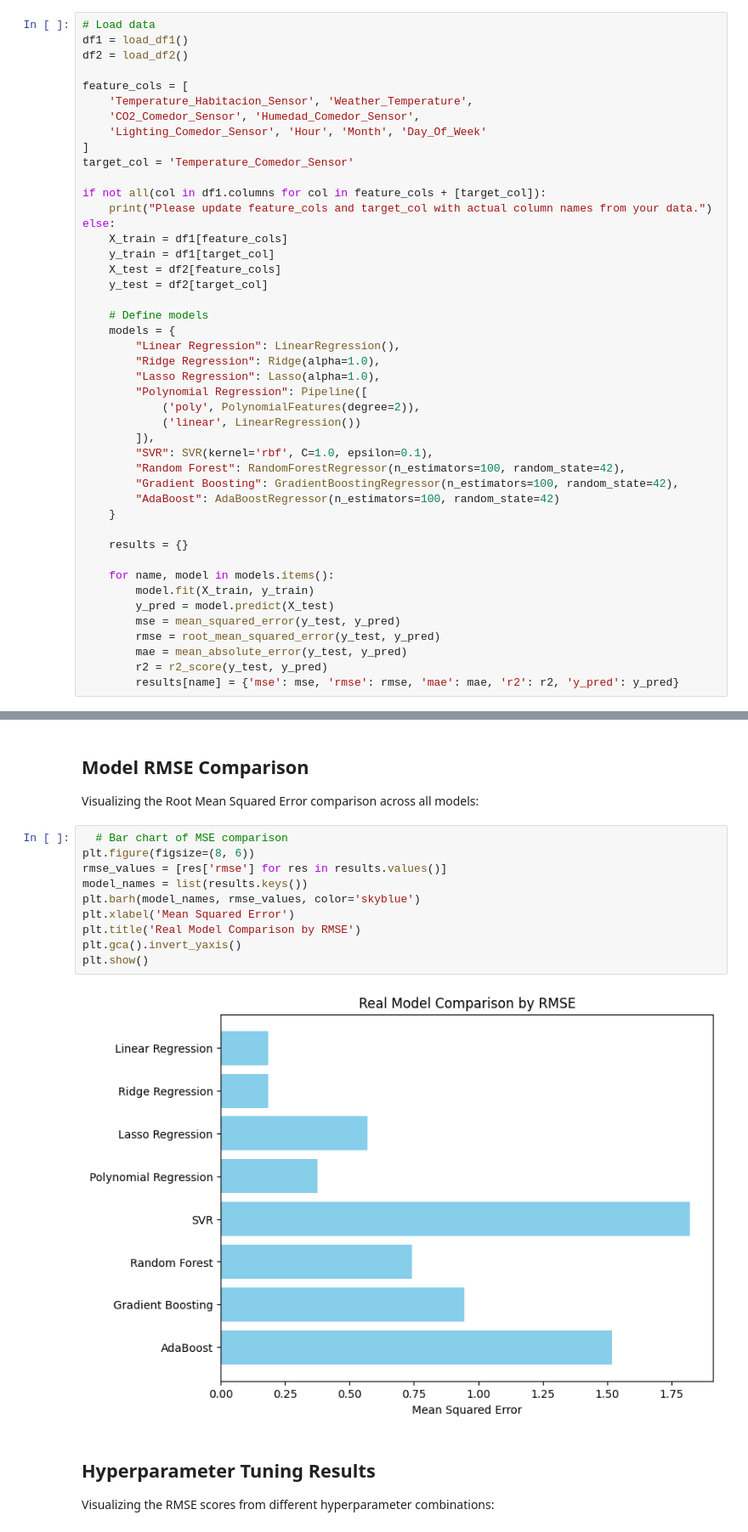
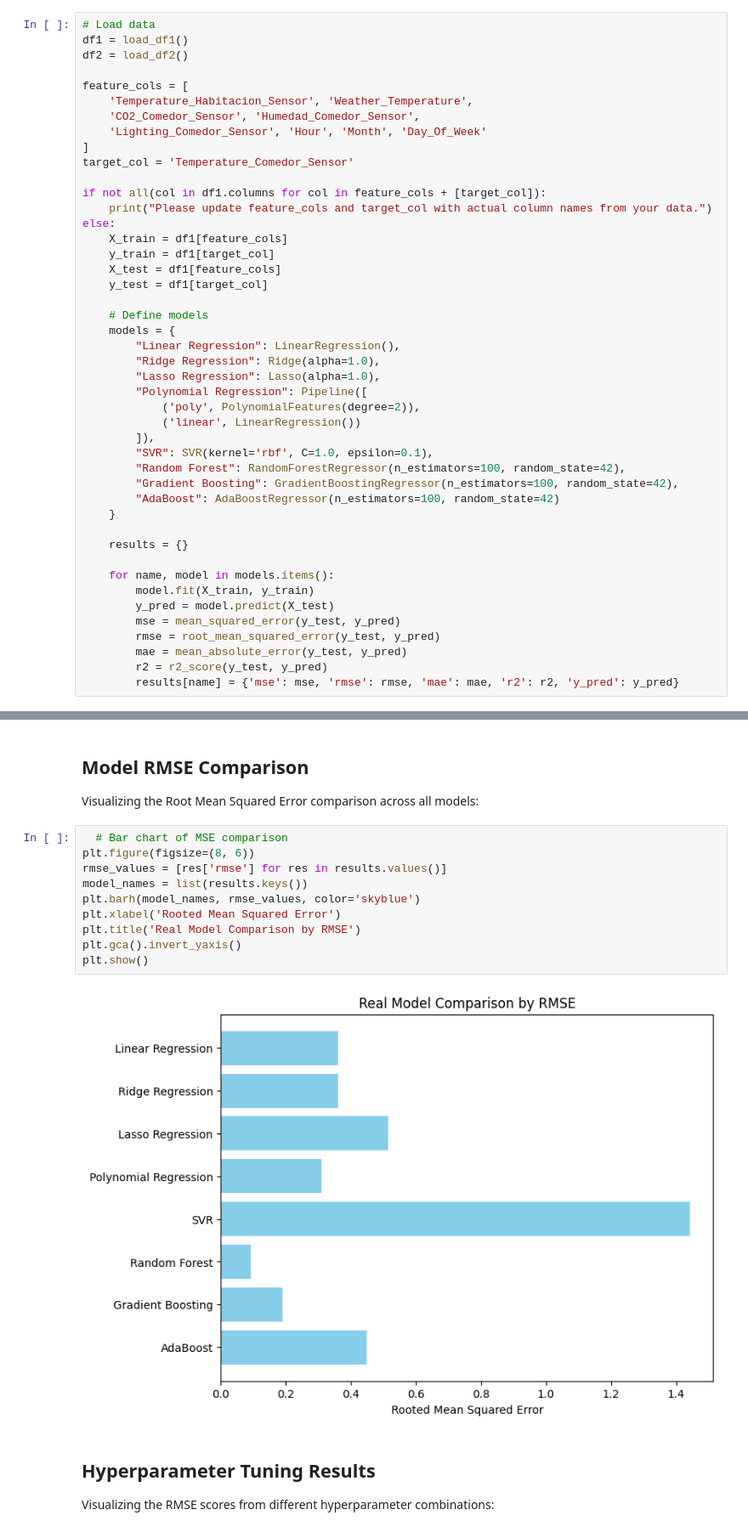
Before and after one commit to codesob/sml2010, a Jupyter notebook: ok.ipynb, the cells around one changed output, grey strips where cells are left out. Shown at 85% size. Saved outputs shown, nothing was run; the diff lists cells and outputs as text.

```diff
--- a/ok.ipynb
+++ b/ok.ipynb
@@ -81,8 +68,8 @@ if not all(col in df1.columns for col in feature_cols + [target_col]):
 else:
     X_train = df1[feature_cols]
     y_train = df1[target_col]
-    X_test = df2[feature_cols]
-    y_test = df2[target_col]
+    X_test = df1[feature_cols]
+    y_test = df1[target_col]
 
     # Define models
     models = {
@@ -178,15 +210,15 @@ Visualizing the Root Mean Squared Error comparison across all models:
 # %%
   # Bar chart of MSE comparison
 plt.figure(figsize=(8, 6))
 rmse_values = [res['rmse'] for res in results.values()]
 model_names = list(results.keys())
 plt.barh(model_names, rmse_values, color='skyblue')
-plt.xlabel('Mean Squared Error')
+plt.xlabel('Rooted Mean Squared Error')
 plt.title('Real Model Comparison by RMSE')
 plt.gca().invert_yaxis()
 plt.show()
 # %% [output]
-[figure, old version]
+[figure, new version]
 # %% [markdown]
 ## Hyperparameter Tuning Results
 Visualizing the RMSE scores from different hyperparameter combinations:
```
Also changed, not shown: parts of 22 cells of this notebook, 3 other files.
